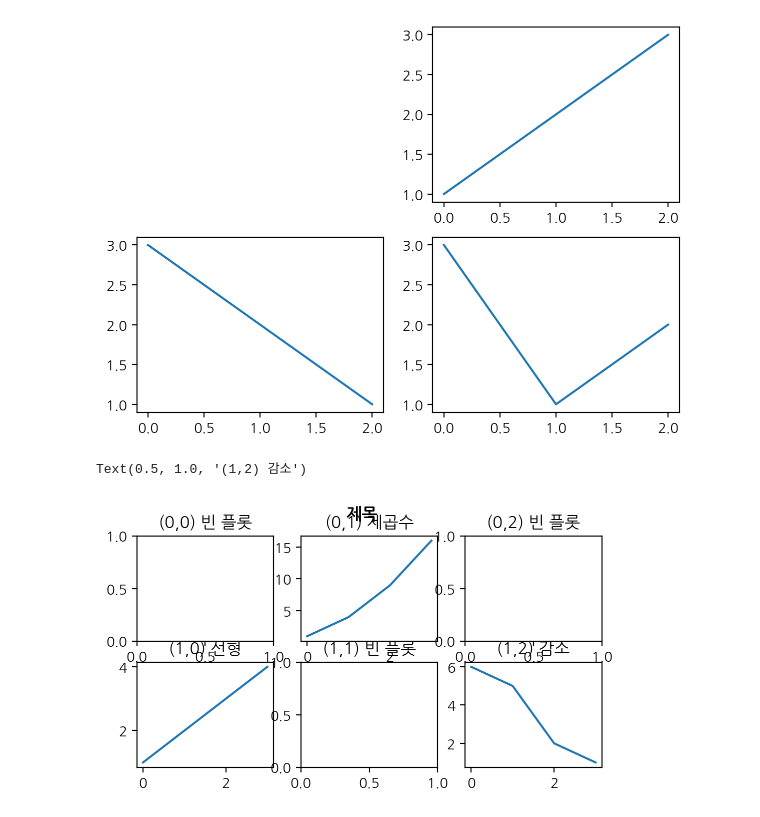
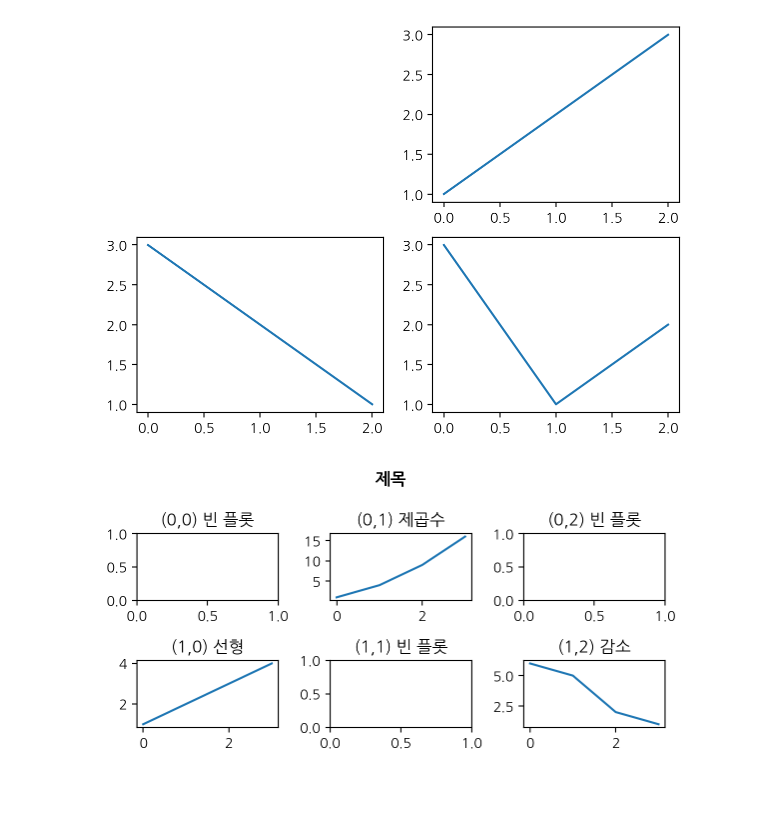
Before and after one commit to sb0611sb/2026BDA, a Jupyter notebook: w05.ipynb, the cells around one changed output. Saved outputs shown, nothing was run; the diff lists cells and outputs as text; code cells hidden in the pictures; blank space fills up the shorter version.

```diff
--- a/w05.ipynb
+++ b/w05.ipynb
@@ -143,17 +143,19 @@ ax4.plot([3,1,2])
 # %%
 fig, ax=plt.subplots(2,3,figsize=(7,4))
 fig.set_size_inches(6,3)
 
 ax[0,1].plot([1,4,9,16])
 ax[1,0].plot([1,2,3,4])
 ax[1,2].plot([6,5,2,1])
 fig.suptitle('제목',fontsize=12,fontweight='bold')
 ax[0,0].set_title('(0,0) 빈 플롯')
 ax[0,1].set_title('(0,1) 제곱수')
 ax[0,2].set_title('(0,2) 빈 플롯')
 ax[1,0].set_title('(1,0) 선형')
 ax[1,1].set_title('(1,1) 빈 플롯')
 ax[1,2].set_title('(1,2) 감소')
+
+plt.tight_layout()
+plt.show()
 # %% [output]
-Text(0.5, 1.0, '(1,2) 감소')
-[figure, old version]
+[figure, new version]
```
Also changed, not shown: parts of 48 cells of this notebook.
